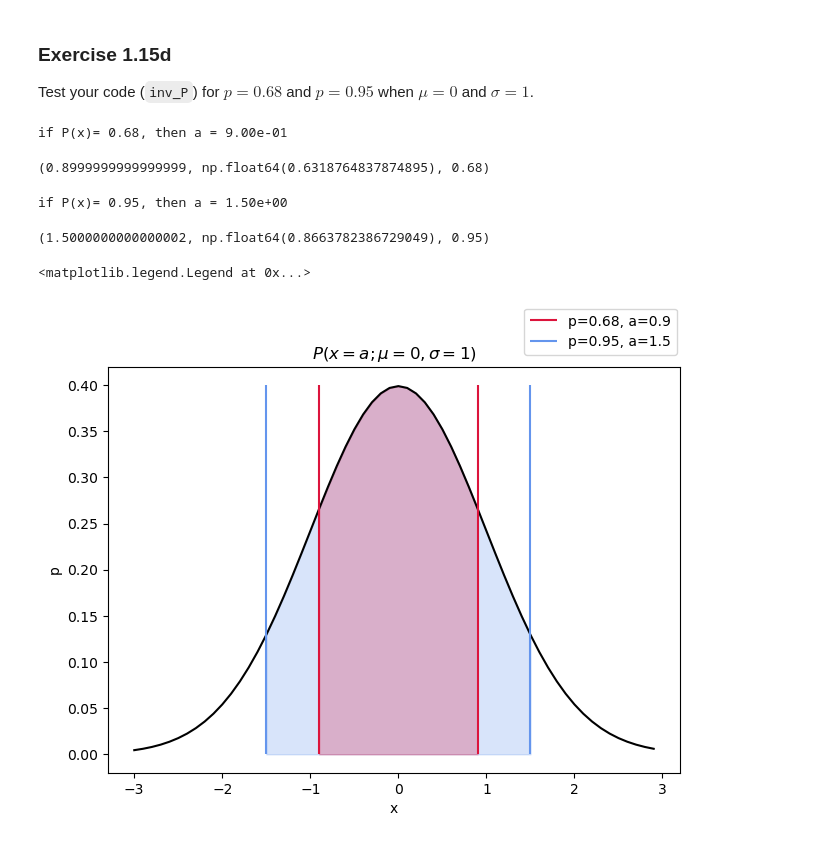
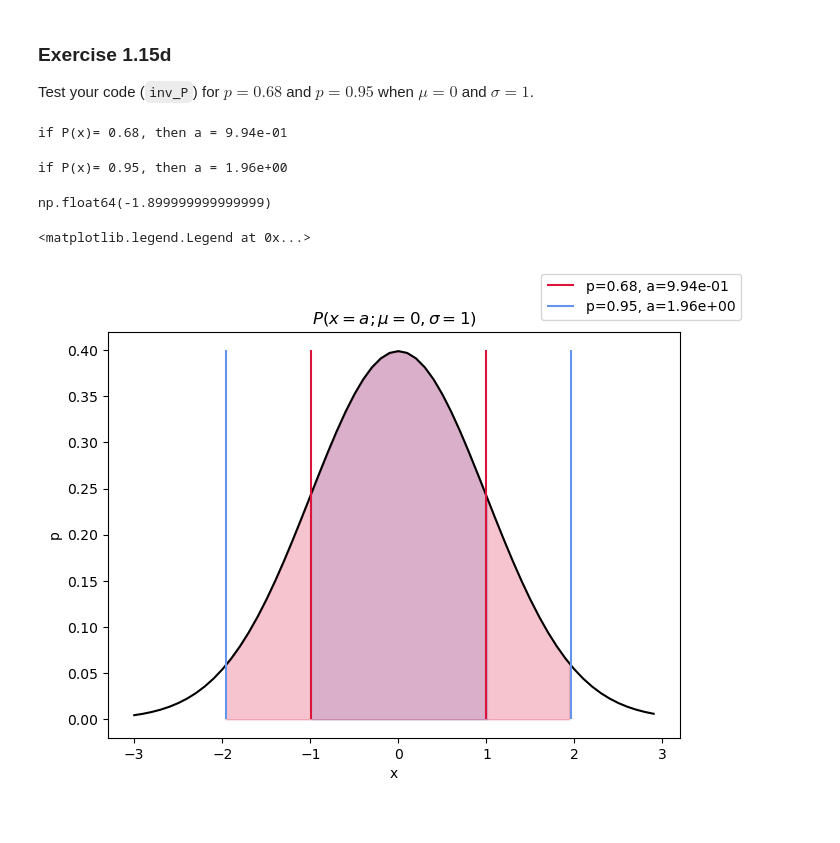
Before and after one commit to kailauyeda/ESS212, a Jupyter notebook: ESS_212_Wk_1.ipynb, the cells around one changed output. Cells and saved outputs as stored; diff of their text form; code cells hidden in the pictures.

Commit message:
Update 1.15d from linear search to binary search

```diff
--- a/ESS_212_Wk_1.ipynb
+++ b/ESS_212_Wk_1.ipynb
@@ -193,52 +193,69 @@ Given a fraction $p \in (0,1)$, write a function that uses ``inv_erf`` to find t
     P(a;, \mu, \sigma) = p.
 \end{equation}
 # %%
-def inv_P(p, mu, sigma, tol=10**(-1)):
-    a_bound = 0
+def inv_P(p, mu, sigma, tol=10**(-5)):
+    a_boundL = 0
+    a_boundU = 20 # start from a super large upper bound
+    a_bound = (a_boundL + a_boundU) / 2
     calculated_P = 10
 
-    # calculate the area under the P(x,mu,sigma) curve for increasing upper bounds of x
-    while np.abs(calculated_P - p) > tol:
-        a_bound += 0.1
+    # calculate the area under the P(x,mu,sigma) curve using a binary search
+    while np.abs(a_boundU - a_boundL) > tol:
+        a_bound = (a_boundL + a_boundU) / 2
         calculated_P = P(a_bound, mu, sigma)
 
+        if calculated_P - p > 0: # calculated_P is greater than p
+            # make the region smaller by making the new upper bound the a_bound (midpoint)
+            a_boundU = a_bound
+        else: # calculated_P is less than p
+            # make the region larger by making the new lower bound the a_bound (midpoint)
+            a_boundL = a_bound
 
     print(f'if P(x)= {p}, then a = {'%.2e' % a_bound}')
-
     return a_bound, calculated_P, p
 # %% [markdown]
 ### Exercise 1.15d
 Test your code (``inv_P``) for $p=0.68$ and $p=0.95$ when $\mu = 0$ and $\sigma = 1$.
 # %%
-inv_P(0.68,0,1)
+a_bound_68, calculated_P_68, p_68 = inv_P(0.68,0,1)
 # %% [output]
-if P(x)= 0.68, then a = 9.00e-01
+if P(x)= 0.68, then a = 9.94e-01
-(0.8999999999999999, np.float64(0.6318764837874895), 0.68)
 # %%
-inv_P(0.95,0,1)
+a_bound_95, calculated_P_95, p_95 =inv_P(0.95,0,1)
 # %% [output]
-if P(x)= 0.95, then a = 1.50e+00
+if P(x)= 0.95, then a = 1.96e+00
-(1.5000000000000002, np.float64(0.8663782386729049), 0.95)
+# %%
+x_array[11]
+# %% [output]
+np.float64(-1.899999999999999)
 # %%
 # check work with plot
 x_array = np.arange(-3,3,0.1)
 p_array = f(x_array, 0, 1)
 
 fig,ax = plt.subplots(nrows=1,ncols=1,constrained_layout=True)
 ax.plot(x_array,p_array,color='black')
-ax.vlines(-0.9,0,0.4,color='crimson',label='p=0.68, a=0.9')
-ax.vlines(0.9,0,0.4,color='crimson')
+ax.vlines(-a_bound_68,0,0.4,color='crimson',label=f'p=0.68, a={'%.2e' % a_bound_68}')
+ax.vlines(a_bound_68,0,0.4,color='crimson')
 
-ax.vlines(-1.5,0,0.4,color='cornflowerblue',label='p=0.95, a=1.5')
-ax.vlines(1.5,0,0.4,color='cornflowerblue')
+ax.vlines(-a_bound_95,0,0.4,color='cornflowerblue',label=f'p=0.95, a={'%.2e' % a_bound_95}')
+ax.vlines(a_bound_95,0,0.4,color='cornflowerblue')
 
-ax.fill_between(x_array[15:46],p_array[15:46],0,alpha=0.25,color='cornflowerblue')
-ax.fill_between(x_array[21:40],p_array[21:40],0,alpha=0.25,color='crimson')
+
+# create arrays for fill_between
+a_bound_68_array = np.arange(-a_bound_68, a_bound_68+0.1, 0.1)
+a_bound_68_p_array = f(a_bound_68_array, 0, 1)
+
+a_bound_95_array = np.arange(-a_bound_95, a_bound_95, 0.1)
+a_bound_95_p_array = f(a_bound_95_array, 0, 1)
+
+ax.fill_between(a_bound_68_array, a_bound_68_p_array,0,alpha=0.25,color='cornflowerblue')
+ax.fill_between(a_bound_95_array, a_bound_95_p_array,0,alpha=0.25,color='crimson')
 
 ax.set_title('$P(x=a; \mu=0, \sigma=1)$')
 ax.set_ylabel('p')
 ax.set_xlabel('x')
-fig.legend(bbox_to_anchor=(1,1.08))
+fig.legend(bbox_to_anchor=(1.1,1.08))
 # %% [output]
 <matplotlib.legend.Legend at 0x...>
-[figure, old version]
+[figure, new version]
```
Also changed, not shown: parts of 1 cell of this notebook.
